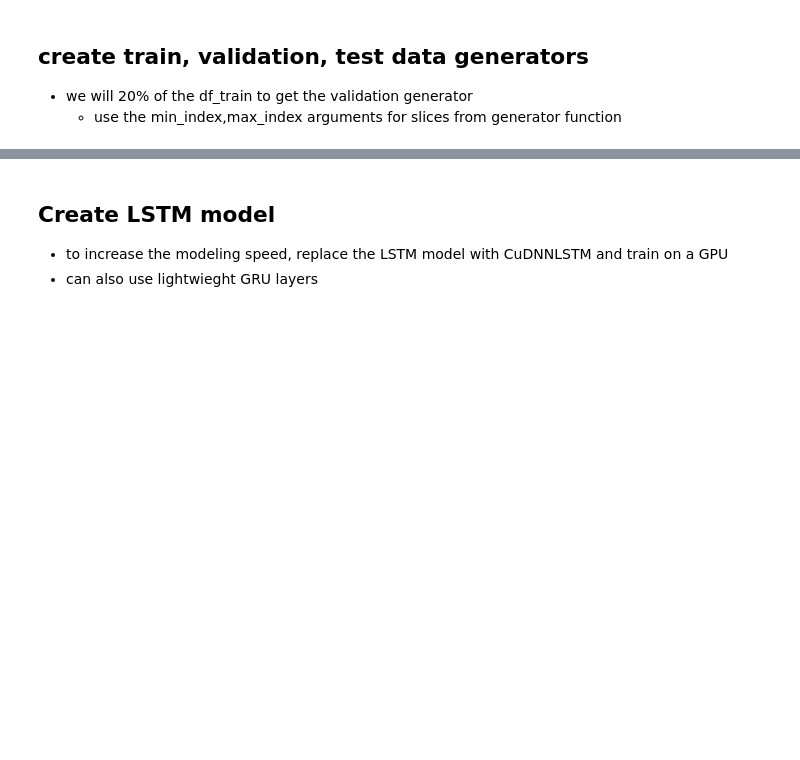
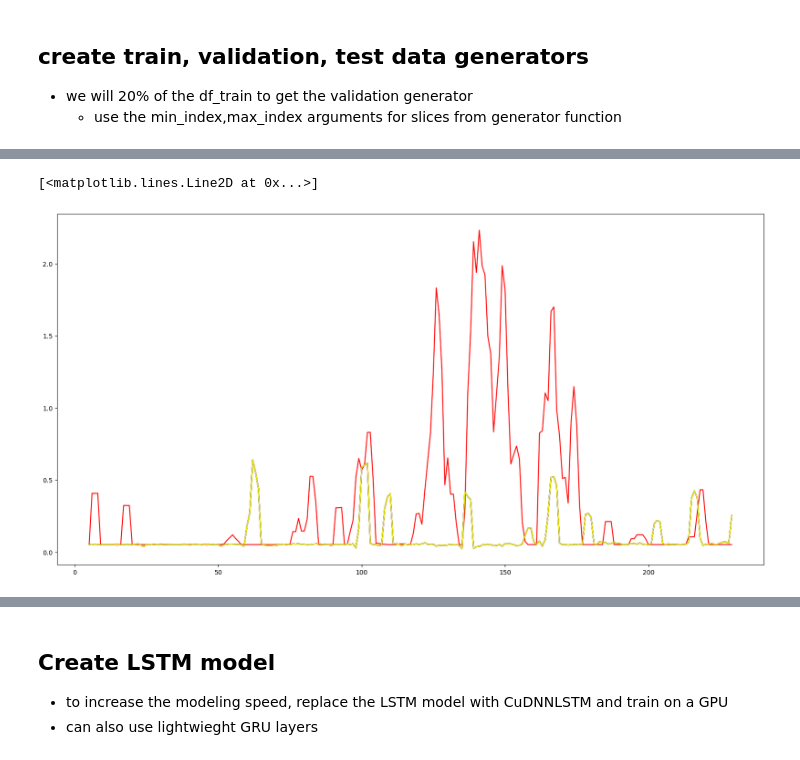
Before and after one commit to grinwi/smartboiler, a Jupyter notebook: src/smartboiler/lstm_example_with_multivariate_time_series 2.ipynb, the cells around one changed output, grey strips where cells are left out. Saved outputs shown, nothing was run; the diff lists cells and outputs as text; code cells hidden in the pictures; blank space fills up the shorter version.

```diff
--- a/src/smartboiler/lstm_example_with_multivariate_time_series 2.ipynb
+++ b/src/smartboiler/lstm_example_with_multivariate_time_series 2.ipynb
@@ -473,0 +643,20 @@ End training
+# %%
+shited_cropped = shifted_df.copy().loc[:real_data.shape[0]-1,:]
+real_data = real_data.copy().loc[:shited_cropped.shape[0]-1,:]
+
+shited_cropped['truth'] = real_data['longtime_mean'].values
+shited_cropped.dropna(inplace=True)
+# %%
+#plot shifted_cropped vs truth
+# set plot wider
+plt.figure(figsize=(20, 10))
+plt.plot(shited_cropped['truth'][:], label='truth', color='red')
+plt.plot(shited_cropped[0][:], label='predicted 0', color='green')
+plt.plot(shited_cropped[1][:], label='predicted 1', color='blue')
+plt.plot(shited_cropped[2][:], label='predicted 2', color='orange')
+plt.plot(shited_cropped[3][:], label='predicted 3', color='purple')
+plt.plot(shited_cropped[4][:], label='predicted 4', color='black')
+plt.plot(shited_cropped[5][:], label='predicted 5', color='yellow')
+# %% [output]
+[<matplotlib.lines.Line2D at 0x...>]
+[figure, added]
```
Also changed, not shown: parts of 29 cells of this notebook.
